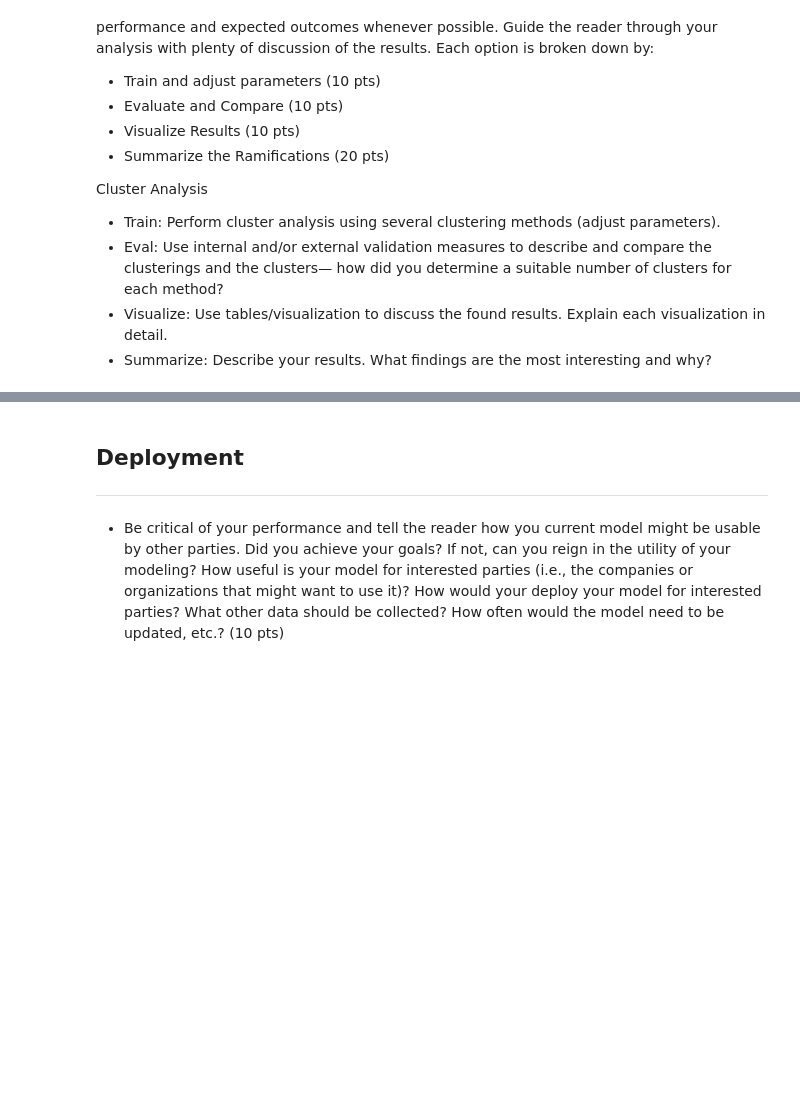
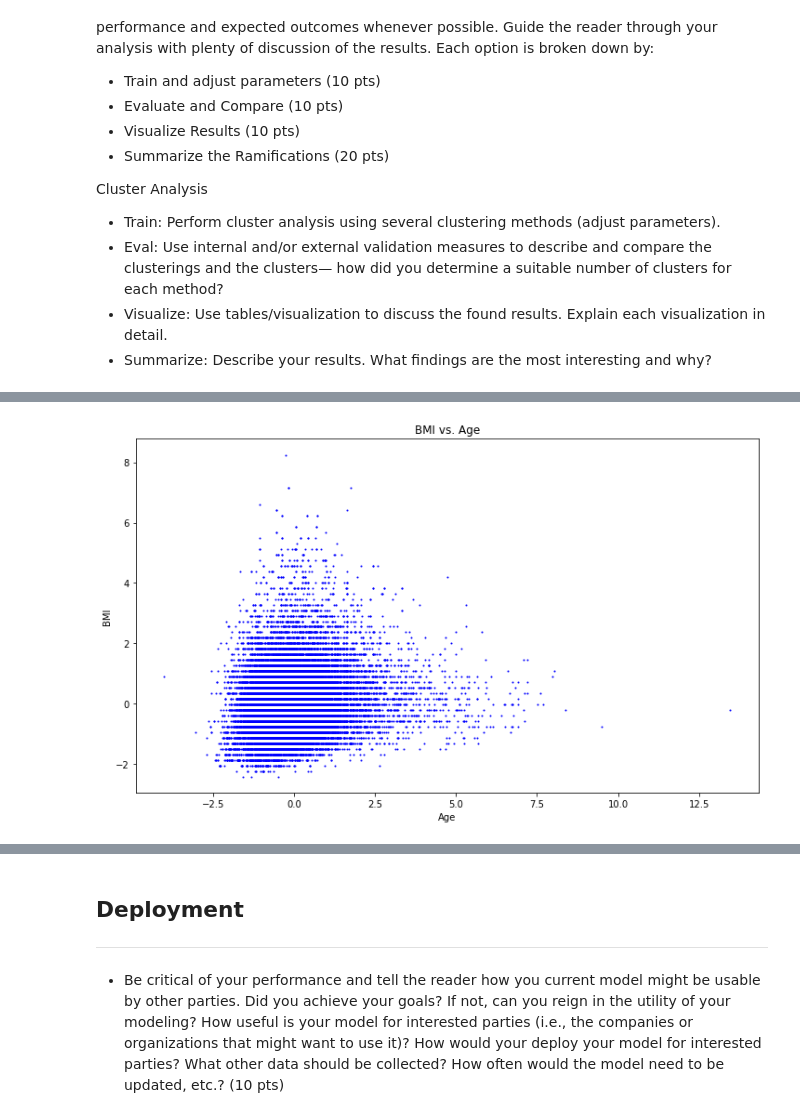
Before and after one commit to i4a/olympics, a Jupyter notebook: LabAssignmentThree.ipynb, the cells around one changed output, grey strips where cells are left out. Drawn from its saved outputs; the diff is of its cells as text; code cells hidden in the pictures; blank space fills up the shorter version.

```diff
--- a/LabAssignmentThree.ipynb
+++ b/LabAssignmentThree.ipynb
@@ -84,0 +349,10 @@ Cluster Analysis
+# %%
+import matplotlib.pyplot as plt
+plt.figure(figsize = (12,7))
+plt.plot(X_BMI_Age.iloc[:, 2], X_BMI_Age.iloc[:, 3], 'b.', markersize = 2)
+plt.title('BMI vs. Age')
+plt.xlabel('Age')
+plt.ylabel('BMI')
+plt.show()
+# %% [output]
+[figure, added]
```
Also changed, not shown: parts of 35 cells of this notebook.
